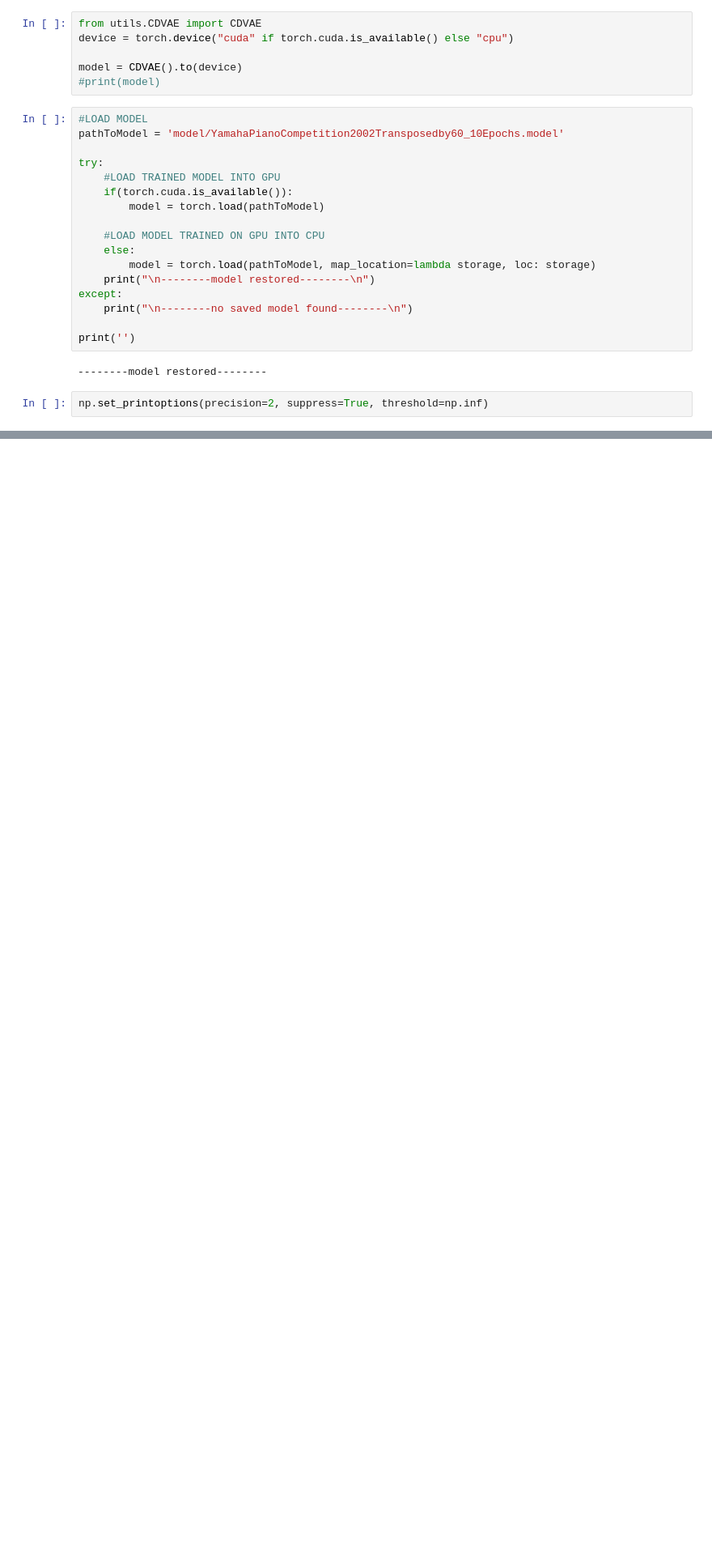
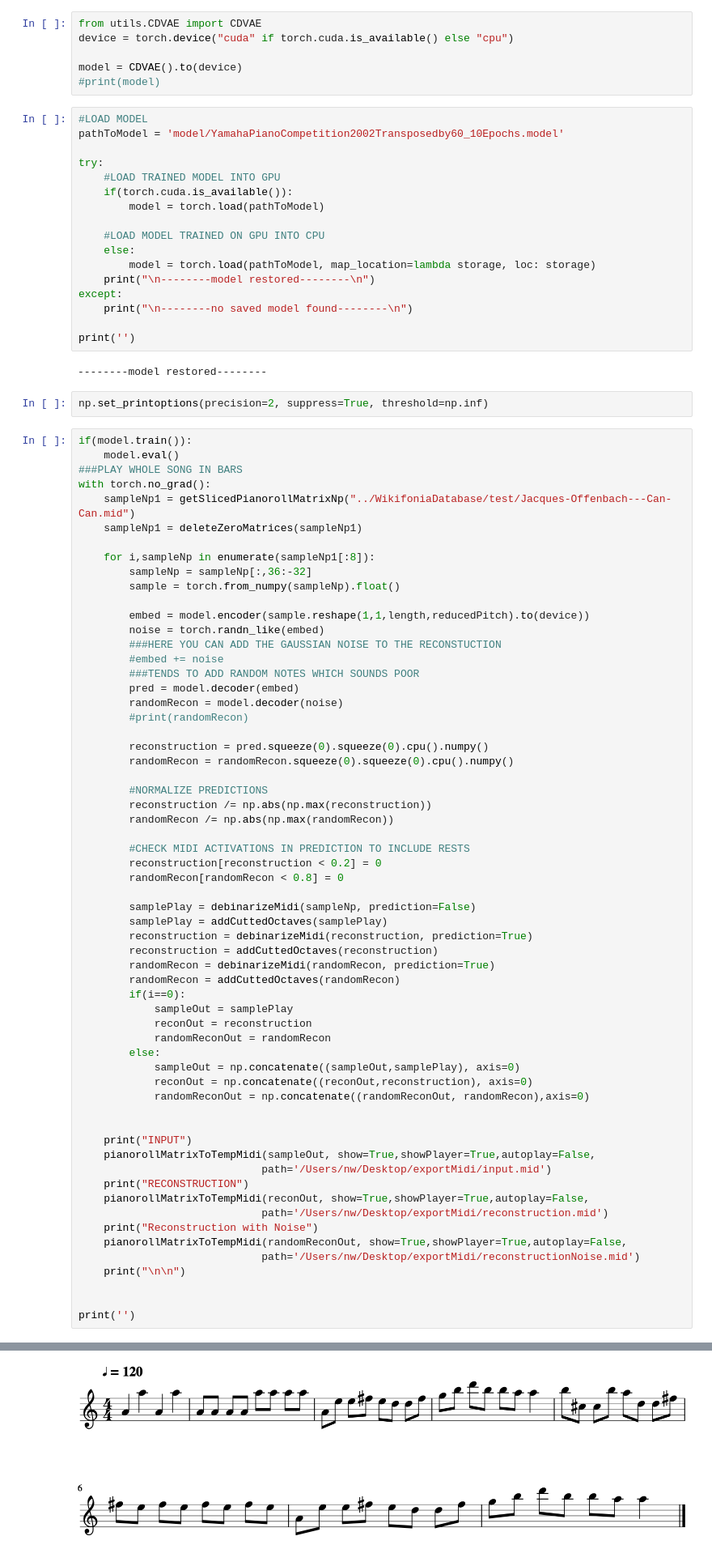
Before and after one commit to Roboy/tss18-robotsinmusicalimprovisation, a Jupyter notebook: CAE_Reconstruct.ipynb, the cells around one changed output, grey strips where cells are left out. Shown at 81% size. Saved outputs shown, nothing was run; the diff lists cells and outputs as text; blank space fills up the shorter version.

```diff
--- a/CAE_Reconstruct.ipynb
+++ b/CAE_Reconstruct.ipynb
@@ -42,3 +42,65 @@ print('')
 --------model restored--------
 # %%
 np.set_printoptions(precision=2, suppress=True, threshold=np.inf)
+# %%
+if(model.train()):
+    model.eval()
+###PLAY WHOLE SONG IN BARS
+with torch.no_grad():
+    sampleNp1 = getSlicedPianorollMatrixNp("../WikifoniaDatabase/test/Jacques-Offenbach---Can-Can.mid")
+    sampleNp1 = deleteZeroMatrices(sampleNp1)
+
+    for i,sampleNp in enumerate(sampleNp1[:8]):
+        sampleNp = sampleNp[:,36:-32]
+        sample = torch.from_numpy(sampleNp).float()
+
+        embed = model.encoder(sample.reshape(1,1,length,reducedPitch).to(device))
+        noise = torch.randn_like(embed)
+        ###HERE YOU CAN ADD THE GAUSSIAN NOISE TO THE RECONSTUCTION
+        #embed += noise
+        ###TENDS TO ADD RANDOM NOTES WHICH SOUNDS POOR
+        pred = model.decoder(embed)
+        randomRecon = model.decoder(noise)
+        #print(randomRecon)
+
+        reconstruction = pred.squeeze(0).squeeze(0).cpu().numpy()
+        randomRecon = randomRecon.squeeze(0).squeeze(0).cpu().numpy()
+
+        #NORMALIZE PREDICTIONS
+        reconstruction /= np.abs(np.max(reconstruction))
+        randomRecon /= np.abs(np.max(randomRecon))
+
+        #CHECK MIDI ACTIVATIONS IN PREDICTION TO INCLUDE RESTS
+        reconstruction[reconstruction < 0.2] = 0
+        randomRecon[randomRecon < 0.8] = 0
+
+        samplePlay = debinarizeMidi(sampleNp, prediction=False)
+        samplePlay = addCuttedOctaves(samplePlay)
+        reconstruction = debinarizeMidi(reconstruction, prediction=True)
+        reconstruction = addCuttedOctaves(reconstruction)
+        randomRecon = debinarizeMidi(randomRecon, prediction=True)
+        randomRecon = addCuttedOctaves(randomRecon)
+        if(i==0):
+            sampleOut = samplePlay
+            reconOut = reconstruction
+            randomReconOut = randomRecon
+        else:
+            sampleOut = np.concatenate((sampleOut,samplePlay), axis=0)
+            reconOut = np.concatenate((reconOut,reconstruction), axis=0)
+            randomReconOut = np.concatenate((randomReconOut, randomRecon),axis=0)
+
+
+    print("INPUT")
+    pianorollMatrixToTempMidi(sampleOut, show=True,showPlayer=True,autoplay=False,
+                             path='/Users/nw/Desktop/exportMidi/input.mid')
+    print("RECONSTRUCTION")
+    pianorollMatrixToTempMidi(reconOut, show=True,showPlayer=True,autoplay=False,
+                             path='/Users/nw/Desktop/exportMidi/reconstruction.mid')
+    print("Reconstruction with Noise")
+    pianorollMatrixToTempMidi(randomReconOut, show=True,showPlayer=True,autoplay=False,
+                             path='/Users/nw/Desktop/exportMidi/reconstructionNoise.mid')
+    print("\n\n")
+
+
+print('')
+# %% [output]
@@ -44,0 +108 @@ np.set_printoptions(precision=2, suppress=True, threshold=np.inf)
+[figure, added]
```
Also changed, not shown: parts of 2 cells of this notebook, 11 other files.
